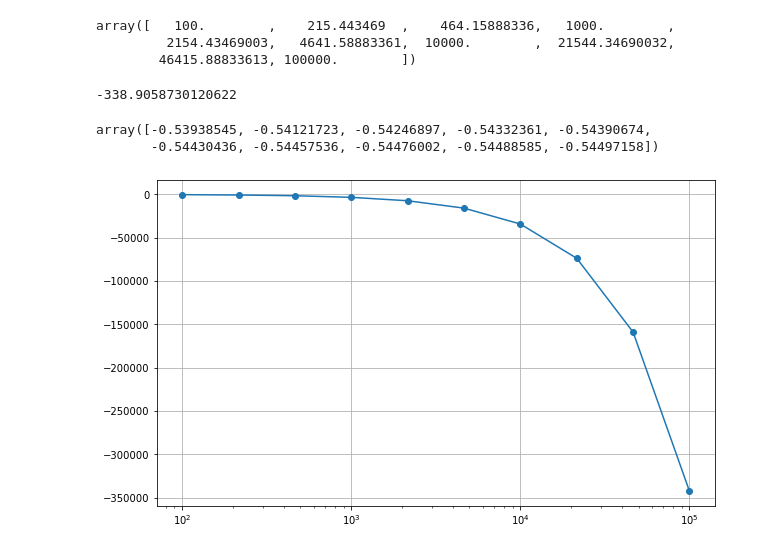
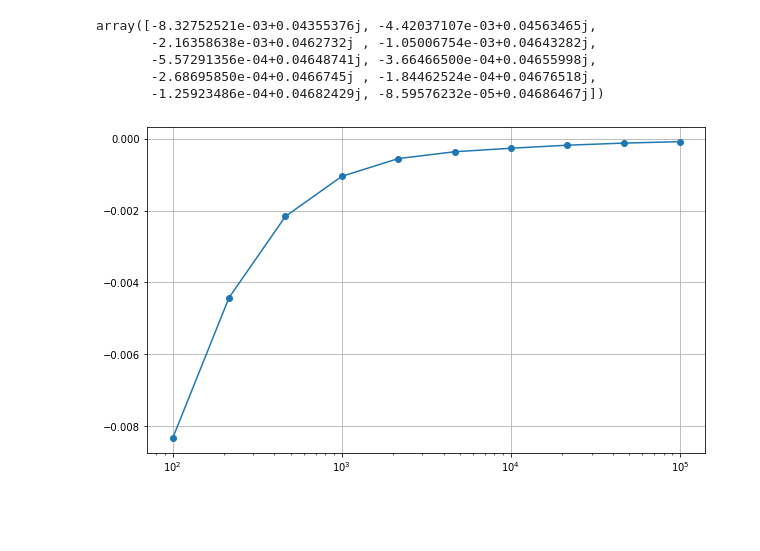
Before and after one commit to carabedo/ci_mutual, a Jupyter notebook: theo2007.ipynb, the cells around one changed output. Cells and saved outputs as stored; diff of their text form; code cells hidden in the pictures; blank space fills up the shorter version.

```diff
--- a/theo2007.ipynb
+++ b/theo2007.ipynb
@@ -7,6 +7,8 @@ from scipy import integrate
 from scipy import special
 import numpy as np
 import math
+import matplotlib.pyplot as plt
+
 
 # Examples
 
@@ -18,9 +20,8 @@ import math
 #     (0.6666666666666667, 7.401486830834377e-15)
 
 
-lim=1000
-frec=100
-w=2*np.pi*frec
+lim=500
+
 mu0=1.26e-6
 
 ## tabla1
@@ -122,4 +140,0 @@ def mutual(coil_d,coil_p,frec):
-# %%
-f = lambda v, u: int_re(u,v,coil_d,coil_p,w)
-
-f(1,1)
@@ -132,11 +160,5 @@ w
 # %%
 fv=np.logspace(2,5,10)
-fv
+dZs=[]
+for f in fv:
+    dZs.append(dZ(coil_d,coil_p,f))
-# %% [output]
-array([   100.        ,    215.443469  ,    464.15888336,   1000.        ,
-         2154.43469003,   4641.58883361,  10000.        ,  21544.34690032,
-        46415.88833613, 100000.        ])
-# %%
-mutual(coil_d,coil_p,frec)
-# %% [output]
--338.9058730120622
@@ -147,13 +165,16 @@ for f in fv:
 # %%
-M/(2*np.pi*fv)
+dMs=np.array(dZs)/(1j*2*np.pi*fv)
-# %% [output]
-array([-0.53938545, -0.54121723, -0.54246897, -0.54332361, -0.54390674,
-       -0.54430436, -0.54457536, -0.54476002, -0.54488585, -0.54497158])
+# %%
+dMs
+# %% [output]
+array([-8.32752521e-03+0.04355376j, -4.42037107e-03+0.04563465j,
+       -2.16358638e-03+0.0462732j , -1.05006754e-03+0.04643282j,
+       -5.57291356e-04+0.04648741j, -3.66466500e-04+0.04655998j,
+       -2.68695850e-04+0.0466745j , -1.84462524e-04+0.04676518j,
+       -1.25923486e-04+0.04682429j, -8.59576232e-05+0.04686467j])
 # %%
-import matplotlib.pyplot as plt
-
 plt.figure(figsize=[10,6])
-plt.semilogx(fv,M,'o-')
+plt.semilogx(fv,dMs.real,'o-')
 plt.grid(True)
 # %% [output]
-[figure, old version]
+[figure, new version]
```
Also changed, not shown: parts of 9 cells of this notebook.
